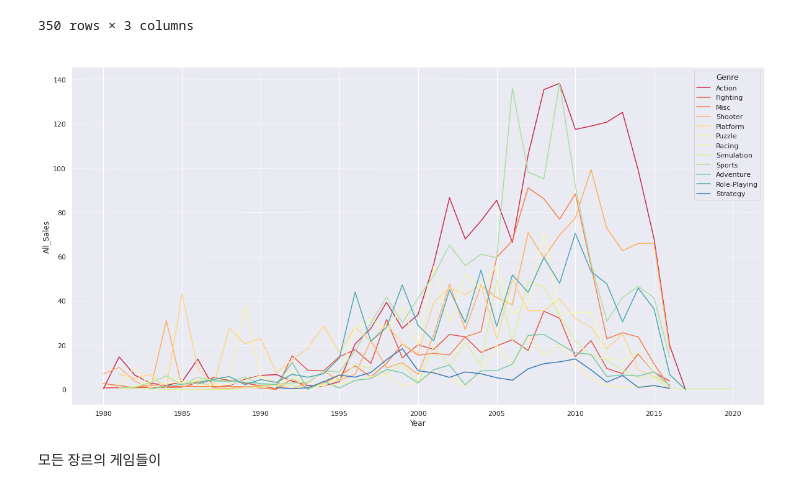
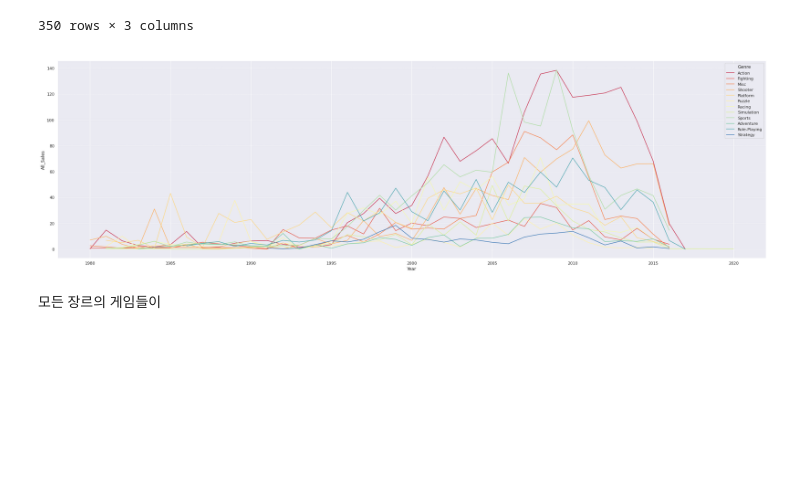
Before and after one commit to theplace75/Section_project1, a Jupyter notebook: Untitled1.ipynb, the cells around one changed output. Drawn from its saved outputs; the diff is of its cells as text; code cells hidden in the pictures; blank space fills up the shorter version.

```diff
--- a/Untitled1.ipynb
+++ b/Untitled1.ipynb
@@ -266,19 +266,19 @@ df2.tail(350) # 16년부터 20년까지 데이터 약 350개밖에 없음
 # %%
 df2
 df2_max = df2.groupby(['Year','Genre'])['All_Sales'].sum().reset_index()
 
 # lineplot
 
-plt.figure(figsize = (20, 10))
+plt.figure(figsize = (35, 10))
 sns.lineplot(x = 'Year', y = 'All_Sales',hue ='Genre', data=df2_max, palette='Spectral')
 plt.title('   ', size=15, loc='left')
 plt.gca().spines['right'].set_visible(False)
 plt.gca().spines['top'].set_visible(False)
 plt.gca().spines['left'].set_visible(False)
 plt.grid(True, axis='y', linestyle=':')
 plt.show()
 # %% [output]
-[figure, old version]
+[figure, new version]
 # %% [markdown]
 모든 장르의 게임들이
 # %%
```
Also changed, not shown: parts of 8 cells of this notebook.
